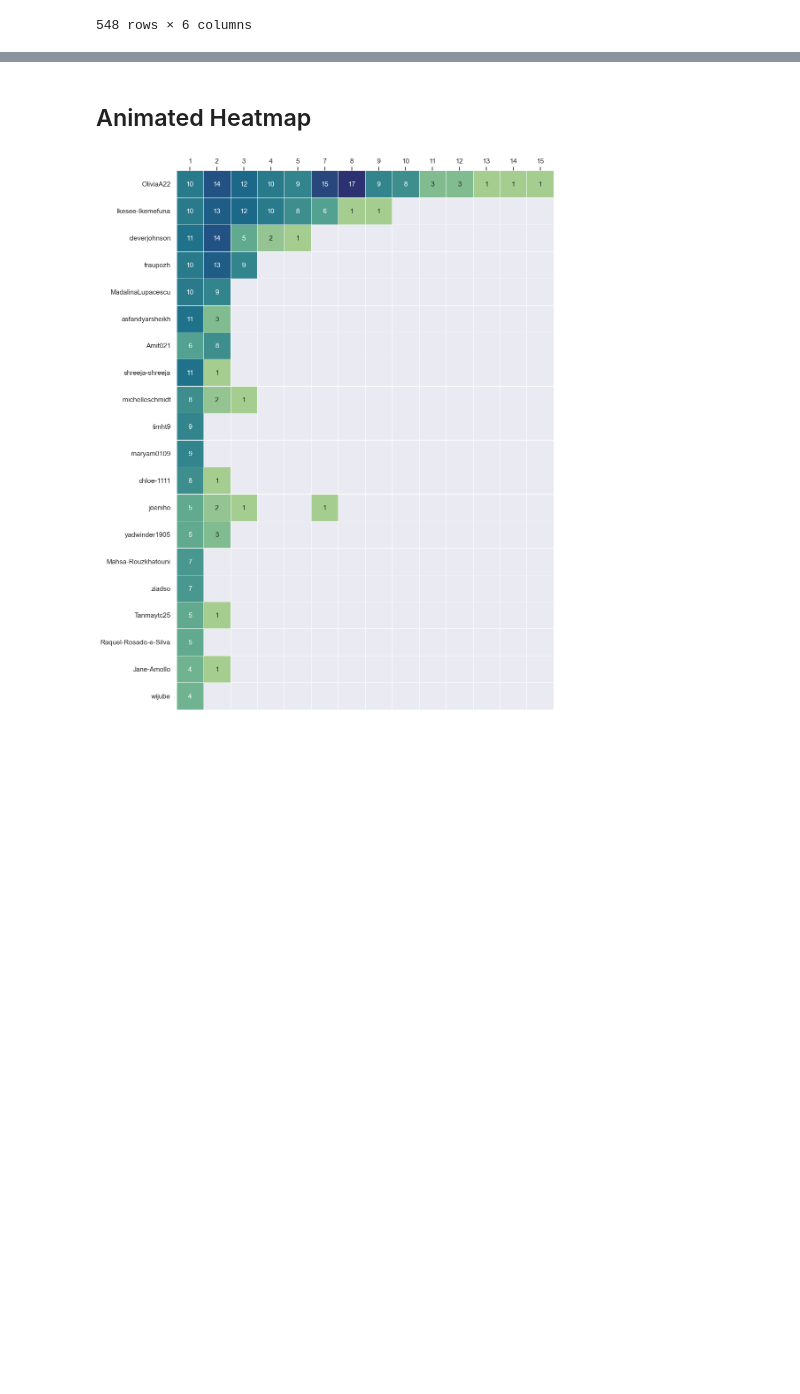
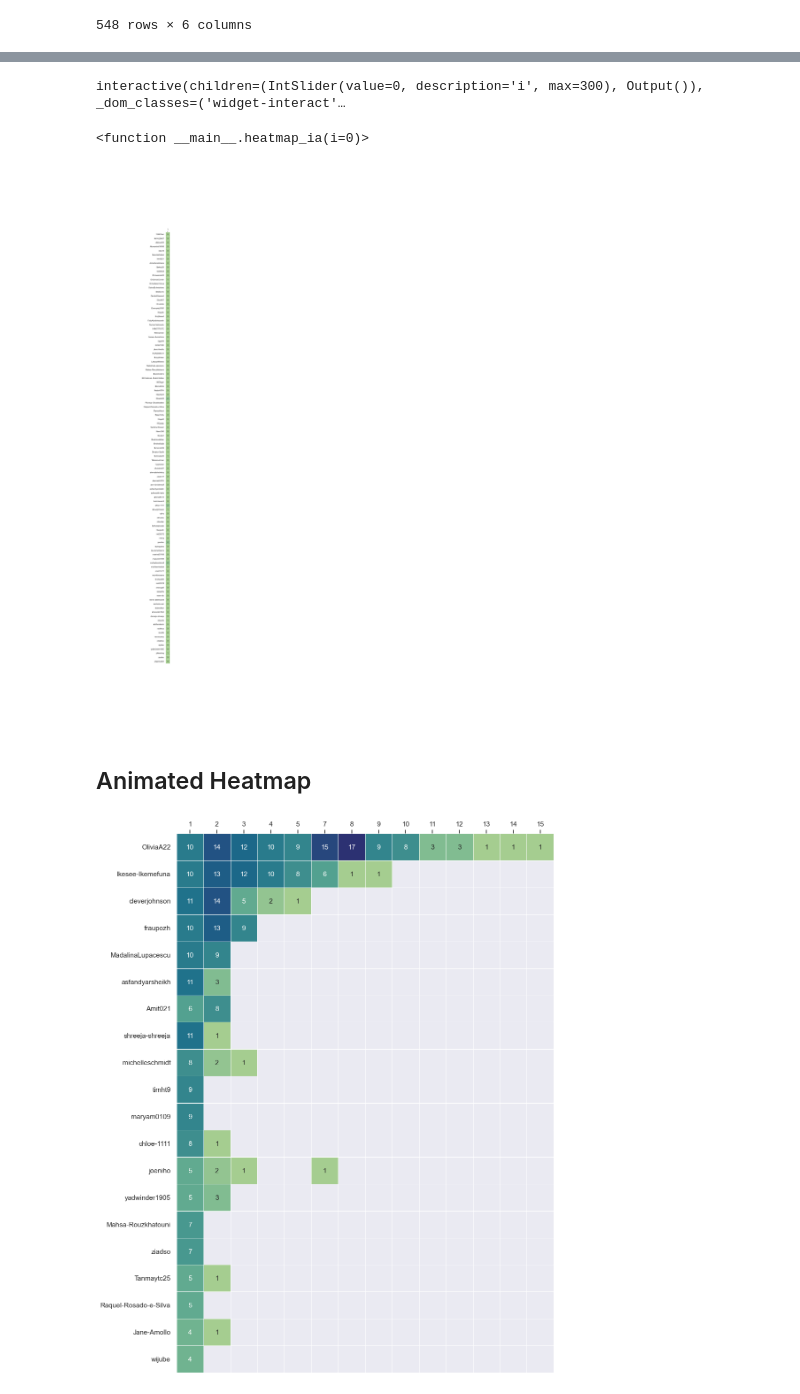
Before and after one commit to dominikb1888/INCO, a Jupyter notebook: Session_03/github_users.ipynb, the cells around one changed output, grey strips where cells are left out. Drawn from its saved outputs; the diff is of its cells as text; code cells hidden in the pictures; blank space fills up the shorter version.

Commit message:
prep for Session 4

```diff
--- a/Session_03/github_users.ipynb
+++ b/Session_03/github_users.ipynb
@@ -192,0 +193,3 @@ pivot_table
+# %%
+ex_count = dff[["session_no","exercise_no"]].groupby("session_no").agg("nunique").to_dict()['exercise_no']
+ex_count
@@ -192,0 +211,5 @@ pivot_table
+# %%
+rel = pivot_table.copy(deep=True)
+for session in ex_count.keys():
+    rel[session] = rel[session].map(lambda i: int(100*(i/ex_count[session])))
+rel
@@ -193,16 +235,16 @@ pivot_table
 # %%
-sns.set(rc={'figure.figsize':(11,44)})
+sns.set(rc={'figure.figsize':(11,11)})
 
 heatmap_plot = sns.heatmap(
-    pivot_table,
+    rel,
     annot_kws = {
-        'fontsize': 11,
+        'fontsize': 10,
         'va':'center_baseline',
     },
-    vmin = 1,
-    vmax = 17,
+    vmin = 30,
+    vmax = 100,
     cmap = 'crest',
-    annot = True,
+    annot = False,
     linecolor = 'white',
     linewidths = .6,
     cbar = False,
@@ -221,3 +288,41 @@ fig.savefig("heatmap.png")
+# %%
+%matplotlib widget
+import ipywidgets as widgets
+
+def heatmap_ia(i=0):
+    plt.cla()
+    sns.set(rc={'figure.figsize':(11,44)})
+    start_date = datetime.strptime("2022-03-16 11:00:00", '%Y-%m-%d %H:%M:%S')
+
+    pivot_table = (dff[dff.updatedAt < start_date + timedelta(days = i)]
+                       .pivot_table(index="user_login", columns="session_no", values='url', aggfunc='count'))
+
+    heatmap_plot = sns.heatmap(
+        pivot_table,
+        annot_kws = {
+            'fontsize': 11,
+            'va':'center_baseline',
+        },
+        vmin = 1,
+        vmax = 17,
+        cmap = 'crest',
+        annot = True,
+        linecolor = 'white',
+        linewidths = .6,
+        cbar = False,
+        square = True,
+    )
+    heatmap_plot.set_xlabel('')
+    heatmap_plot.set_ylabel('')
+    heatmap_plot.set_yticklabels(heatmap_plot.get_yticklabels(), va='center_baseline')
+    heatmap_plot.set_xticklabels(heatmap_plot.get_xticklabels(), ha='center')
+    heatmap_plot.xaxis.tick_top()
+
+widgets.interact(heatmap_ia, i=(0,300,1))
+# %% [output]
+interactive(children=(IntSlider(value=0, description='i', max=300), Output()), _dom_classes=('widget-interact'…
+<function __main__.heatmap_ia(i=0)>
+[figure, added]
 # %% [markdown]
 ## Animated Heatmap
 # %%
```
Also changed, not shown: parts of 7 cells of this notebook, 3 other files.
